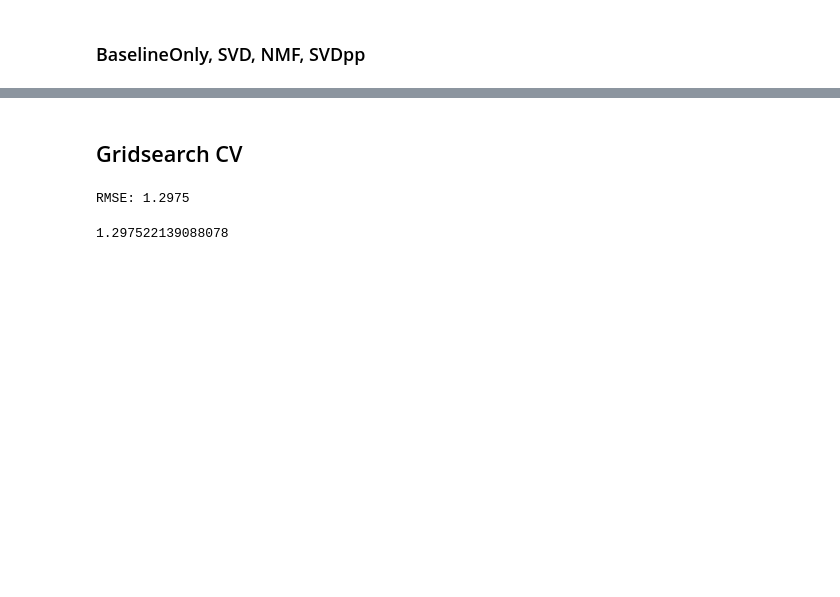
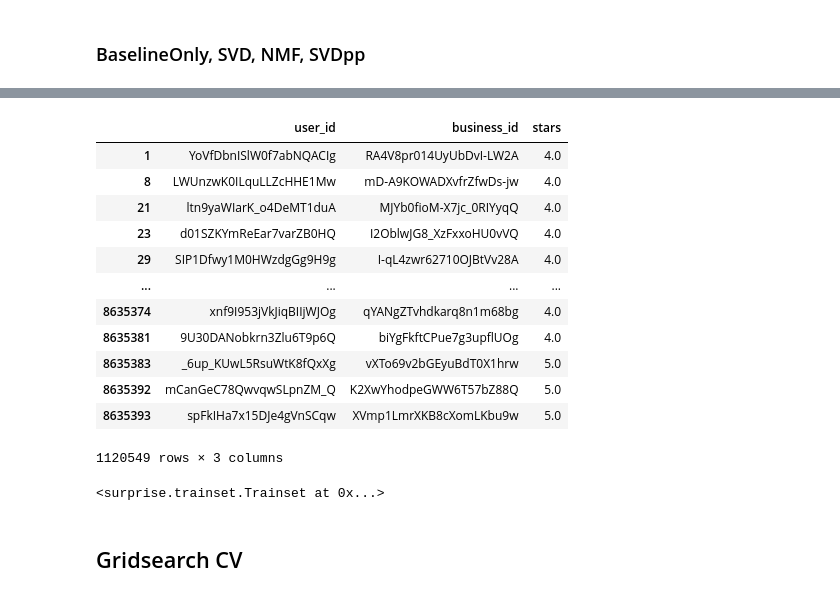
Before and after one commit to zhyde23/Capstone_Rec_Systems, a Jupyter notebook: capstone-rec-system.ipynb, the cells around one changed output, grey strips where cells are left out. Drawn from its saved outputs; the diff is of its cells as text; code cells hidden in the pictures; blank space fills up the shorter version.

```diff
--- a/capstone-rec-system.ipynb
+++ b/capstone-rec-system.ipynb
@@ -312,0 +371,21 @@ RMSE: 1.2834
+# %%
+# This code subsets the  dataframe if the review df column ['user_id'], list of 'unique_users' made above are within the
+#   outputting a dataframe containing all user's reviews of their buisnesses they
+#  reviewed if the user has more than 100 reviews
+
+reviews_subset = reviews[reviews['user_id'].isin(unique_users)]
+reviews_subset
+# %% [output]
+|  | user_id | business_id | stars |
+| 1 | YoVfDbnISlW0f7abNQACIg | RA4V8pr014UyUbDvI-LW2A | 4.0 |
+| 8 | LWUnzwK0ILquLLZcHHE1Mw | mD-A9KOWADXvfrZfwDs-jw | 4.0 |
+| 21 | ltn9yaWIarK_o4DeMT1duA | MJYb0fioM-X7jc_0RIYyqQ | 4.0 |
+| 23 | d01SZKYmReEar7varZB0HQ | I2OblwJG8_XzFxxoHU0vVQ | 4.0 |
+| 29 | SIP1Dfwy1M0HWzdgGg9H9g | I-qL4zwr62710OJBtVv28A | 4.0 |
+| ... | ... | ... | ... |
+| 8635374 | xnf9I953jVkJiqBIIjWJOg | qYANgZTvhdkarq8n1m68bg | 4.0 |
+| 8635381 | 9U30DANobkrn3Zlu6T9p6Q | biYgFkftCPue7g3upflUOg | 4.0 |
+| 8635383 | _6up_KUwL5RsuWtK8fQxXg | vXTo69v2bGEyuBdT0X1hrw | 5.0 |
+| 8635392 | mCanGeC78QwvqwSLpnZM_Q | K2XwYhodpeGWW6T57bZ88Q | 5.0 |
+| 8635393 | spFkIHa7x15DJe4gVnSCqw | XVmp1LmrXKB8cXomLKbu9w | 5.0 |
+1120549 rows × 3 columns
@@ -312,0 +397,4 @@ RMSE: 1.2834
+# %%
+train
+# %% [output]
+<surprise.trainset.Trainset at 0x...>
@@ -313,8 +403,2 @@ RMSE: 1.2834
 # %% [markdown]
 ## Gridsearch CV
-# %%
-svd_1 = SVD(n_epochs= 5, n_factors=10)
-model_accuracy(svd_1)
-# %% [output]
-RMSE: 1.2975
-1.297522139088078
```
Also changed, not shown: parts of 39 cells of this notebook, 1 other file.
